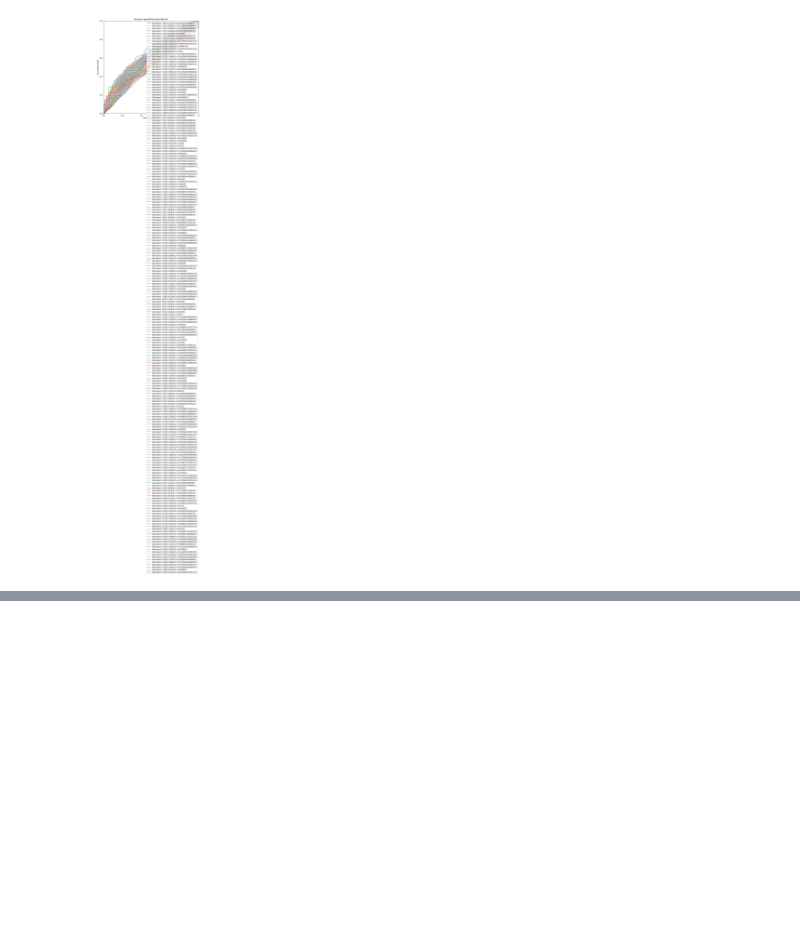
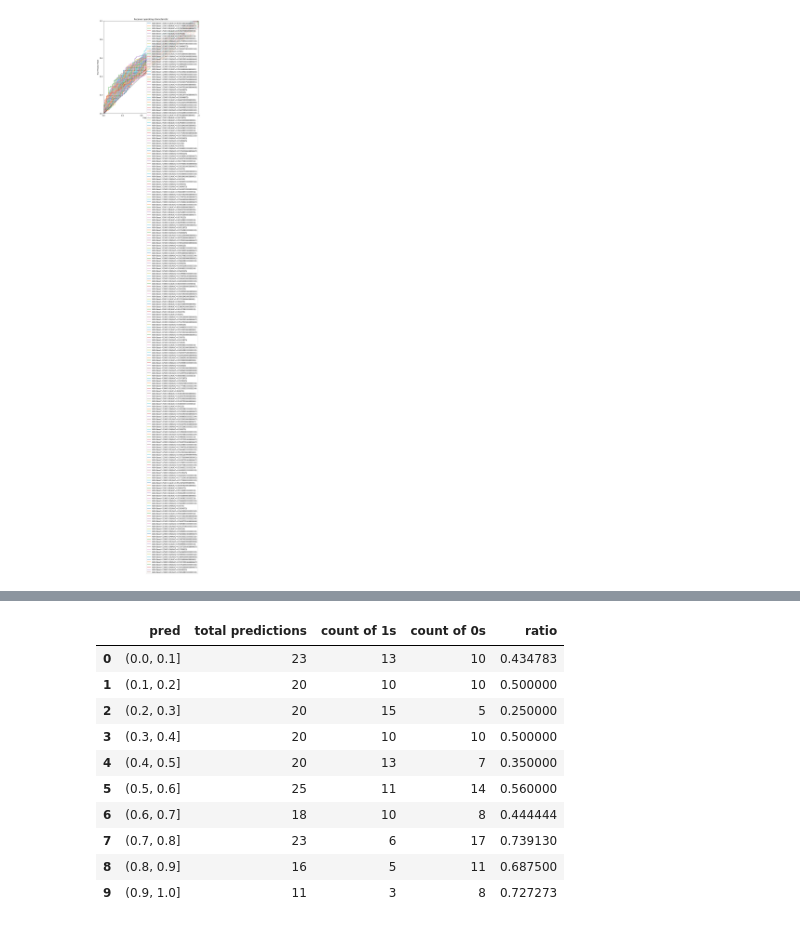
Before and after one commit to virajthakkar/DS-GA-1001-Project, a Jupyter notebook: Project Modeling New Target - Param.ipynb, the cells around one changed output, grey strips where cells are left out. Cells and saved outputs as stored; diff of their text form; code cells hidden in the pictures; blank space fills up the shorter version.

```diff
--- a/Project Modeling New Target - Param.ipynb
+++ b/Project Modeling New Target - Param.ipynb
@@ -236,0 +263,18 @@ plot_roc_curve(y_test, prediction_probabilities, classifier_names)
+# %%
+test_df = new_df.groupby(pd.cut(new_df["pred"], np.arange(0, 1.1, 0.1)))['Actual'].agg(["count", "sum"]).reset_index()
+test_df.columns = ['pred', 'total predictions', 'count of 1s']
+test_df['count of 0s'] = test_df['total predictions'] - test_df['count of 1s']
+test_df['ratio'] = test_df['count of 0s']/test_df['total predictions']
+test_df
+# %% [output]
+|  | pred | total predictions | count of 1s | count of 0s | ratio |
+| 0 | (0.0, 0.1] | 23 | 13 | 10 | 0.434783 |
+| 1 | (0.1, 0.2] | 20 | 10 | 10 | 0.500000 |
+| 2 | (0.2, 0.3] | 20 | 15 | 5 | 0.250000 |
+| 3 | (0.3, 0.4] | 20 | 10 | 10 | 0.500000 |
+| 4 | (0.4, 0.5] | 20 | 13 | 7 | 0.350000 |
+| 5 | (0.5, 0.6] | 25 | 11 | 14 | 0.560000 |
+| 6 | (0.6, 0.7] | 18 | 10 | 8 | 0.444444 |
+| 7 | (0.7, 0.8] | 23 | 6 | 17 | 0.739130 |
+| 8 | (0.8, 0.9] | 16 | 5 | 11 | 0.687500 |
+| 9 | (0.9, 1.0] | 11 | 3 | 8 | 0.727273 |
```
Also changed, not shown: parts of 6 cells of this notebook.
